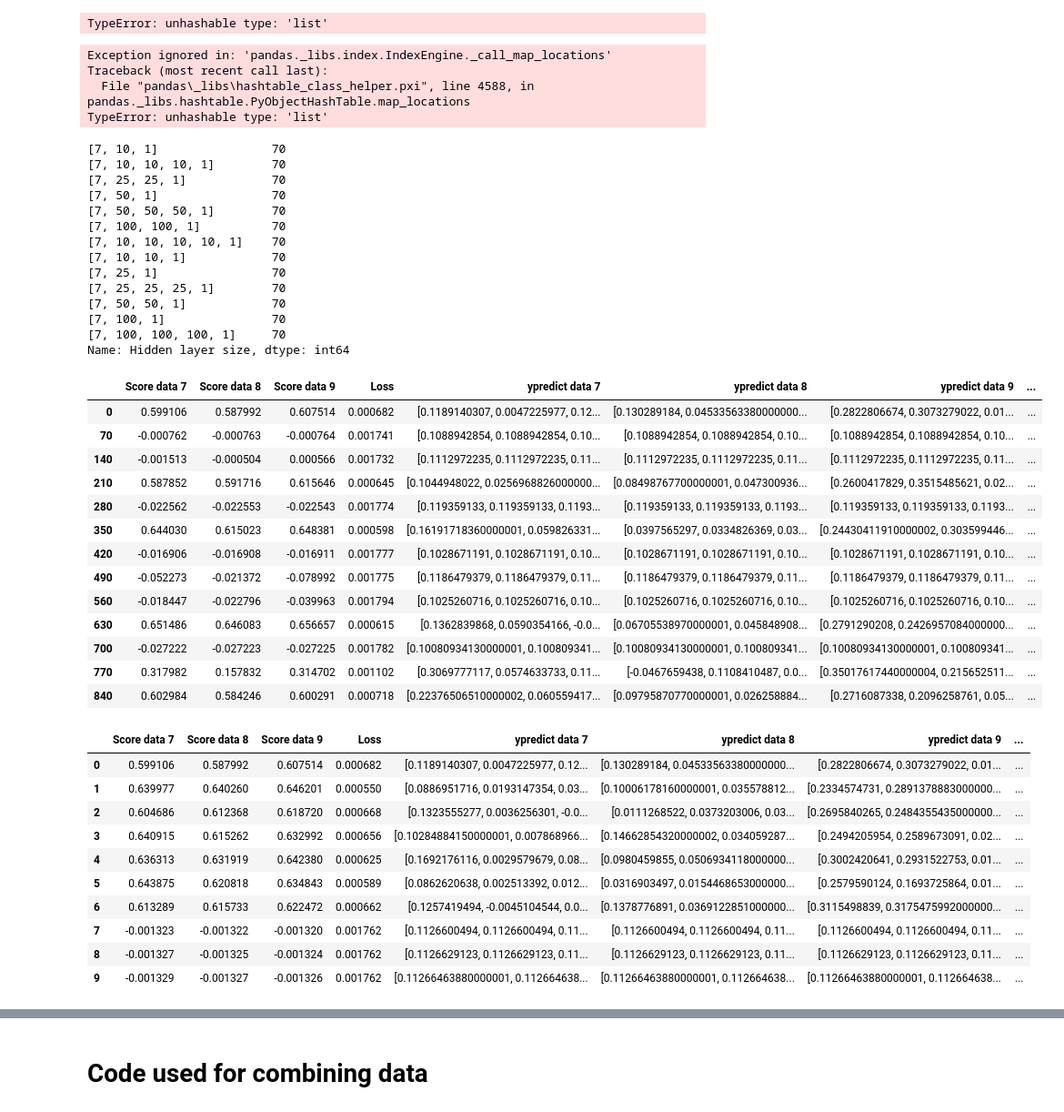
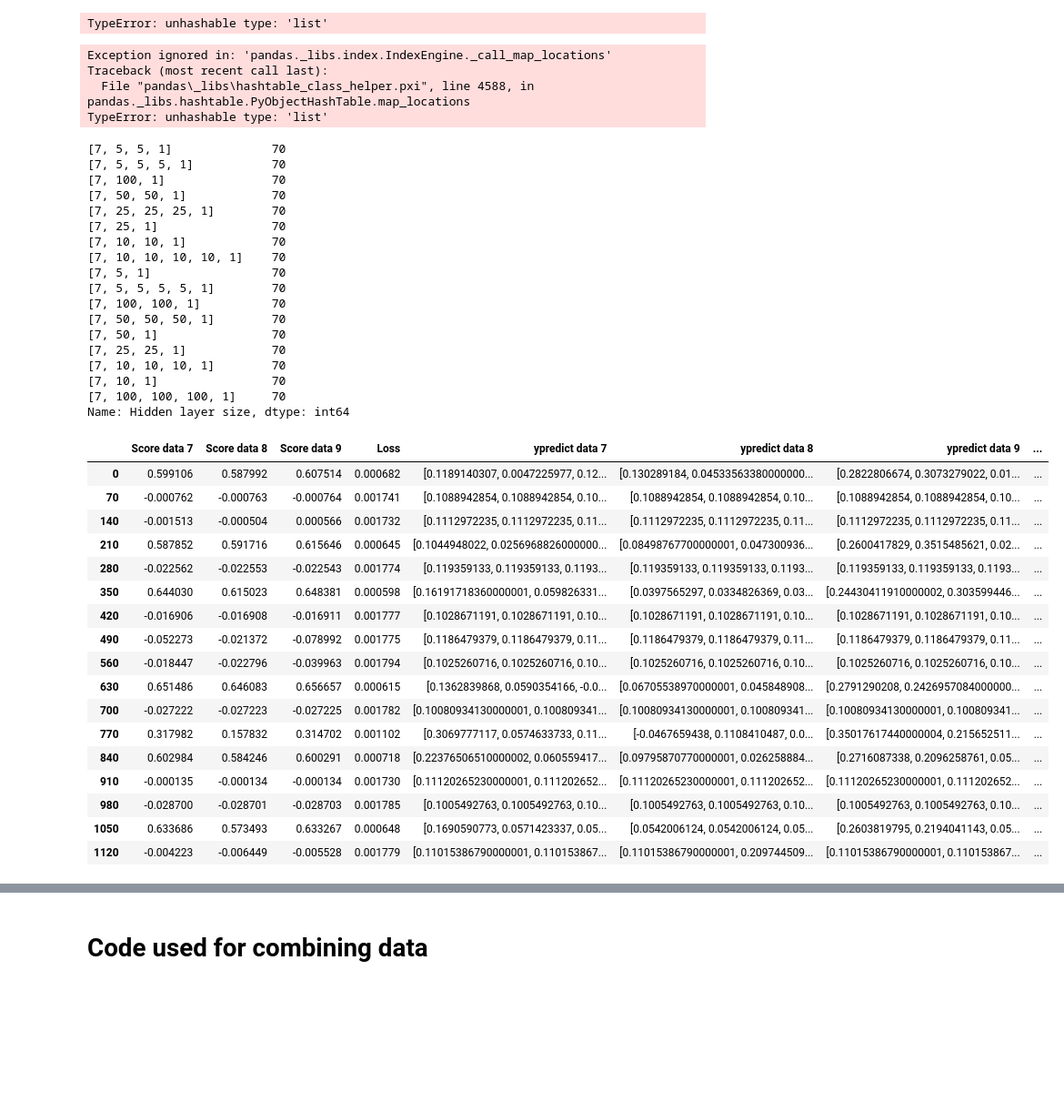
Before and after one commit to NiwEoj/Dr-Soo-ML, a Jupyter notebook: First ML/Analyse.ipynb, the cells around one changed output, grey strips where cells are left out. Shown at 91% size. Saved outputs shown, nothing was run; the diff lists cells and outputs as text; code cells hidden in the pictures; blank space fills up the shorter version.

```diff
--- a/First ML/Analyse.ipynb
+++ b/First ML/Analyse.ipynb
@@ -15,3 +13,5 @@ mdata = pd.read_json('Test1 results/MainData')
+# %%
+mdata = pd.read_json('Test1 results/MainData.json')
 # %%
 dat = Table.read(r'Test1.fits', format='fits')
 df = dat.to_pandas()
@@ -34,34 +34,21 @@ Exception ignored in: 'pandas._libs.index.IndexEngine._call_map_locations'
 Traceback (most recent call last):
   File "pandas\_libs\hashtable_class_helper.pxi", line 4588, in pandas._libs.hashtable.PyObjectHashTable.map_locations
 TypeError: unhashable type: 'list'
+[7, 5, 5, 1]              70
+[7, 5, 5, 5, 1]           70
+[7, 100, 1]               70
+[7, 50, 50, 1]            70
+[7, 25, 25, 25, 1]        70
+[7, 25, 1]                70
+[7, 10, 10, 1]            70
+[7, 10, 10, 10, 10, 1]    70
+[7, 5, 1]                 70
+[7, 5, 5, 5, 5, 1]        70
+[7, 100, 100, 1]          70
+[7, 50, 50, 50, 1]        70
+[7, 50, 1]                70
+[7, 25, 25, 1]            70
+[7, 10, 10, 10, 1]        70
 [7, 10, 1]                70
-[7, 10, 10, 10, 1]        70
-[7, 25, 25, 1]            70
-[7, 50, 1]                70
-[7, 50, 50, 50, 1]        70
-[7, 100, 100, 1]          70
-[7, 10, 10, 10, 10, 1]    70
-[7, 10, 10, 1]            70
-[7, 25, 1]                70
-[7, 25, 25, 25, 1]        70
-[7, 50, 50, 1]            70
-[7, 100, 1]               70
 [7, 100, 100, 100, 1]     70
 Name: Hidden layer size, dtype: int64
-# %%
-mdata.loc[range(0,910,70)]
-# %% [output]
-|  | Score data 7 | Score data 8 | Score data 9 | Loss | ypredict data 7 | ypredict data 8 | ypredict data 9 | ... |
-| 0 | 0.599106 | 0.587992 | 0.607514 | 0.000682 | [0.1189140307, 0.0047225977, 0.12... | [0.130289184, 0.04533563380000000... | [0.2822806674, 0.3073279022, 0.01... | ... |
-| 70 | -0.000762 | -0.000763 | -0.000764 | 0.001741 | [0.1088942854, 0.1088942854, 0.10... | [0.1088942854, 0.1088942854, 0.10... | [0.1088942854, 0.1088942854, 0.10... | ... |
-| 140 | -0.001513 | -0.000504 | 0.000566 | 0.001732 | [0.1112972235, 0.1112972235, 0.11... | [0.1112972235, 0.1112972235, 0.11... | [0.1112972235, 0.1112972235, 0.11... | ... |
-| 210 | 0.587852 | 0.591716 | 0.615646 | 0.000645 | [0.1044948022, 0.0256968826000000... | [0.08498767700000001, 0.047300936... | [0.2600417829, 0.3515485621, 0.02... | ... |
-| 280 | -0.022562 | -0.022553 | -0.022543 | 0.001774 | [0.119359133, 0.119359133, 0.1193... | [0.119359133, 0.119359133, 0.1193... | [0.119359133, 0.119359133, 0.1193... | ... |
-| 350 | 0.644030 | 0.615023 | 0.648381 | 0.000598 | [0.16191718360000001, 0.059826331... | [0.0397565297, 0.0334826369, 0.03... | [0.24430411910000002, 0.303599446... | ... |
-| 420 | -0.016906 | -0.016908 | -0.016911 | 0.001777 | [0.1028671191, 0.1028671191, 0.10... | [0.1028671191, 0.1028671191, 0.10... | [0.1028671191, 0.1028671191, 0.10... | ... |
-| 490 | -0.052273 | -0.021372 | -0.078992 | 0.001775 | [0.1186479379, 0.1186479379, 0.11... | [0.1186479379, 0.1186479379, 0.11... | [0.1186479379, 0.1186479379, 0.11... | ... |
-| 560 | -0.018447 | -0.022796 | -0.039963 | 0.001794 | [0.1025260716, 0.1025260716, 0.10... | [0.1025260716, 0.1025260716, 0.10... | [0.1025260716, 0.1025260716, 0.10... | ... |
-| 630 | 0.651486 | 0.646083 | 0.656657 | 0.000615 | [0.1362839868, 0.0590354166, -0.0... | [0.06705538970000001, 0.045848908... | [0.2791290208, 0.2426957084000000... | ... |
-| 700 | -0.027222 | -0.027223 | -0.027225 | 0.001782 | [0.10080934130000001, 0.100809341... | [0.10080934130000001, 0.100809341... | [0.10080934130000001, 0.100809341... | ... |
-| 770 | 0.317982 | 0.157832 | 0.314702 | 0.001102 | [0.3069777117, 0.0574633733, 0.11... | [-0.0467659438, 0.1108410487, 0.0... | [0.35017617440000004, 0.215652511... | ... |
-| 840 | 0.602984 | 0.584246 | 0.600291 | 0.000718 | [0.22376506510000002, 0.060559417... | [0.09795870770000001, 0.026258884... | [0.2716087338, 0.2096258761, 0.05... | ... |
@@ -97,14 +55,22 @@ plt.show()
 # %%
-mdata.head(10)
+
+mdata.loc[np.array(range(mdata.shape[0])) % 70 == 0]
 # %% [output]
 |  | Score data 7 | Score data 8 | Score data 9 | Loss | ypredict data 7 | ypredict data 8 | ypredict data 9 | ... |
 | 0 | 0.599106 | 0.587992 | 0.607514 | 0.000682 | [0.1189140307, 0.0047225977, 0.12... | [0.130289184, 0.04533563380000000... | [0.2822806674, 0.3073279022, 0.01... | ... |
-| 1 | 0.639977 | 0.640260 | 0.646201 | 0.000550 | [0.0886951716, 0.0193147354, 0.03... | [0.10006178160000001, 0.035578812... | [0.2334574731, 0.2891378883000000... | ... |
-| 2 | 0.604686 | 0.612368 | 0.618720 | 0.000668 | [0.1323555277, 0.0036256301, -0.0... | [0.0111268522, 0.0373203006, 0.03... | [0.2695840265, 0.2484355435000000... | ... |
-| 3 | 0.640915 | 0.615262 | 0.632992 | 0.000656 | [0.10284884150000001, 0.007868966... | [0.14662854320000002, 0.034059287... | [0.2494205954, 0.2589673091, 0.02... | ... |
-| 4 | 0.636313 | 0.631919 | 0.642380 | 0.000625 | [0.1692176116, 0.0029579679, 0.08... | [0.0980459855, 0.0506934118000000... | [0.3002420641, 0.2931522753, 0.01... | ... |
-| 5 | 0.643875 | 0.620818 | 0.634843 | 0.000589 | [0.0862620638, 0.002513392, 0.012... | [0.0316903497, 0.0154468653000000... | [0.2579590124, 0.1693725864, 0.01... | ... |
-| 6 | 0.613289 | 0.615733 | 0.622472 | 0.000662 | [0.1257419494, -0.0045104544, 0.0... | [0.1378776891, 0.0369122851000000... | [0.3115498839, 0.3175475992000000... | ... |
-| 7 | -0.001323 | -0.001322 | -0.001320 | 0.001762 | [0.1126600494, 0.1126600494, 0.11... | [0.1126600494, 0.1126600494, 0.11... | [0.1126600494, 0.1126600494, 0.11... | ... |
-| 8 | -0.001327 | -0.001325 | -0.001324 | 0.001762 | [0.1126629123, 0.1126629123, 0.11... | [0.1126629123, 0.1126629123, 0.11... | [0.1126629123, 0.1126629123, 0.11... | ... |
-| 9 | -0.001329 | -0.001327 | -0.001326 | 0.001762 | [0.11266463880000001, 0.112664638... | [0.11266463880000001, 0.112664638... | [0.11266463880000001, 0.112664638... | ... |
+| 70 | -0.000762 | -0.000763 | -0.000764 | 0.001741 | [0.1088942854, 0.1088942854, 0.10... | [0.1088942854, 0.1088942854, 0.10... | [0.1088942854, 0.1088942854, 0.10... | ... |
+| 140 | -0.001513 | -0.000504 | 0.000566 | 0.001732 | [0.1112972235, 0.1112972235, 0.11... | [0.1112972235, 0.1112972235, 0.11... | [0.1112972235, 0.1112972235, 0.11... | ... |
+| 210 | 0.587852 | 0.591716 | 0.615646 | 0.000645 | [0.1044948022, 0.0256968826000000... | [0.08498767700000001, 0.047300936... | [0.2600417829, 0.3515485621, 0.02... | ... |
+| 280 | -0.022562 | -0.022553 | -0.022543 | 0.001774 | [0.119359133, 0.119359133, 0.1193... | [0.119359133, 0.119359133, 0.1193... | [0.119359133, 0.119359133, 0.1193... | ... |
+| 350 | 0.644030 | 0.615023 | 0.648381 | 0.000598 | [0.16191718360000001, 0.059826331... | [0.0397565297, 0.0334826369, 0.03... | [0.24430411910000002, 0.303599446... | ... |
+| 420 | -0.016906 | -0.016908 | -0.016911 | 0.001777 | [0.1028671191, 0.1028671191, 0.10... | [0.1028671191, 0.1028671191, 0.10... | [0.1028671191, 0.1028671191, 0.10... | ... |
+| 490 | -0.052273 | -0.021372 | -0.078992 | 0.001775 | [0.1186479379, 0.1186479379, 0.11... | [0.1186479379, 0.1186479379, 0.11... | [0.1186479379, 0.1186479379, 0.11... | ... |
+| 560 | -0.018447 | -0.022796 | -0.039963 | 0.001794 | [0.1025260716, 0.1025260716, 0.10... | [0.1025260716, 0.1025260716, 0.10... | [0.1025260716, 0.1025260716, 0.10... | ... |
+| 630 | 0.651486 | 0.646083 | 0.656657 | 0.000615 | [0.1362839868, 0.0590354166, -0.0... | [0.06705538970000001, 0.045848908... | [0.2791290208, 0.2426957084000000... | ... |
+| 700 | -0.027222 | -0.027223 | -0.027225 | 0.001782 | [0.10080934130000001, 0.100809341... | [0.10080934130000001, 0.100809341... | [0.10080934130000001, 0.100809341... | ... |
+| 770 | 0.317982 | 0.157832 | 0.314702 | 0.001102 | [0.3069777117, 0.0574633733, 0.11... | [-0.0467659438, 0.1108410487, 0.0... | [0.35017617440000004, 0.215652511... | ... |
+| 840 | 0.602984 | 0.584246 | 0.600291 | 0.000718 | [0.22376506510000002, 0.060559417... | [0.09795870770000001, 0.026258884... | [0.2716087338, 0.2096258761, 0.05... | ... |
+| 910 | -0.000135 | -0.000134 | -0.000134 | 0.001730 | [0.11120265230000001, 0.111202652... | [0.11120265230000001, 0.111202652... | [0.11120265230000001, 0.111202652... | ... |
+| 980 | -0.028700 | -0.028701 | -0.028703 | 0.001785 | [0.1005492763, 0.1005492763, 0.10... | [0.1005492763, 0.1005492763, 0.10... | [0.1005492763, 0.1005492763, 0.10... | ... |
+| 1050 | 0.633686 | 0.573493 | 0.633267 | 0.000648 | [0.1690590773, 0.0571423337, 0.05... | [0.0542006124, 0.0542006124, 0.05... | [0.2603819795, 0.2194041143, 0.05... | ... |
+| 1120 | -0.004223 | -0.006449 | -0.005528 | 0.001779 | [0.11015386790000001, 0.110153867... | [0.11015386790000001, 0.209744509... | [0.11015386790000001, 0.110153867... | ... |
```
Also changed, not shown: parts of 5 cells of this notebook, 1 other file.
